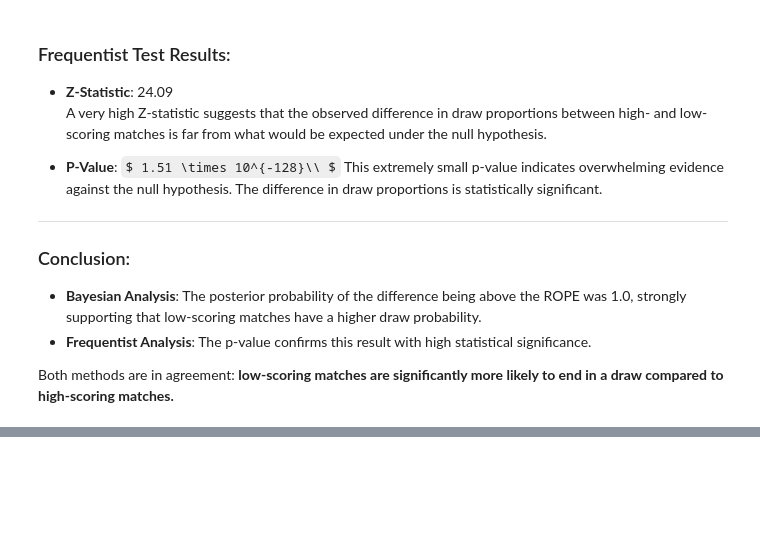
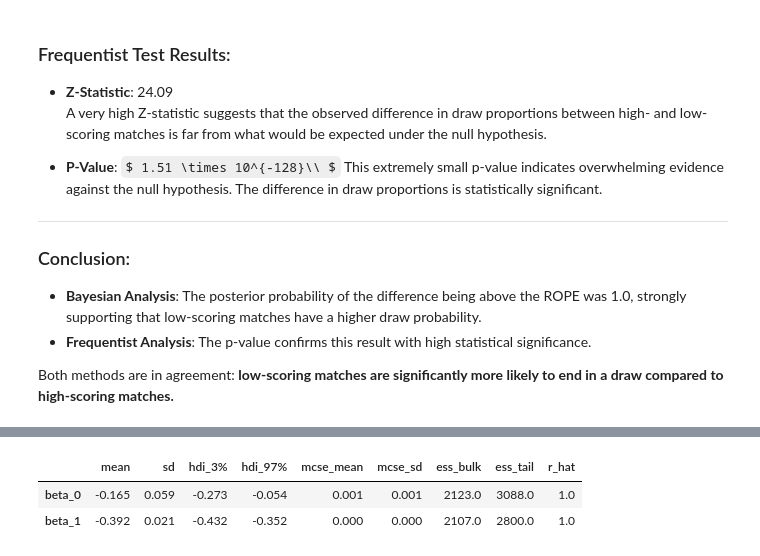
Before and after one commit to tommasosommaruga/Bayesian_proj, a Jupyter notebook: PROJ_GOOD/proj_2.ipynb, the cells around one changed output, grey strips where cells are left out. Saved outputs shown, nothing was run; the diff lists cells and outputs as text; code cells hidden in the pictures; some formulas as TeX source; blank space fills up the shorter version.

```diff
--- a/PROJ_GOOD/proj_2.ipynb
+++ b/PROJ_GOOD/proj_2.ipynb
@@ -332,0 +405,6 @@ Both methods are in agreement: **low-scoring matches are significantly more like
+# %%
+regression_summary
+# %% [output]
+|  | mean | sd | hdi_3% | hdi_97% | mcse_mean | mcse_sd | ess_bulk | ess_tail | r_hat |
+| beta_0 | -0.165 | 0.059 | -0.273 | -0.054 | 0.001 | 0.001 | 2123.0 | 3088.0 | 1.0 |
+| beta_1 | -0.392 | 0.021 | -0.432 | -0.352 | 0.000 | 0.000 | 2107.0 | 2800.0 | 1.0 |
```
Also changed, not shown: parts of 6 cells of this notebook, 2 other files.
